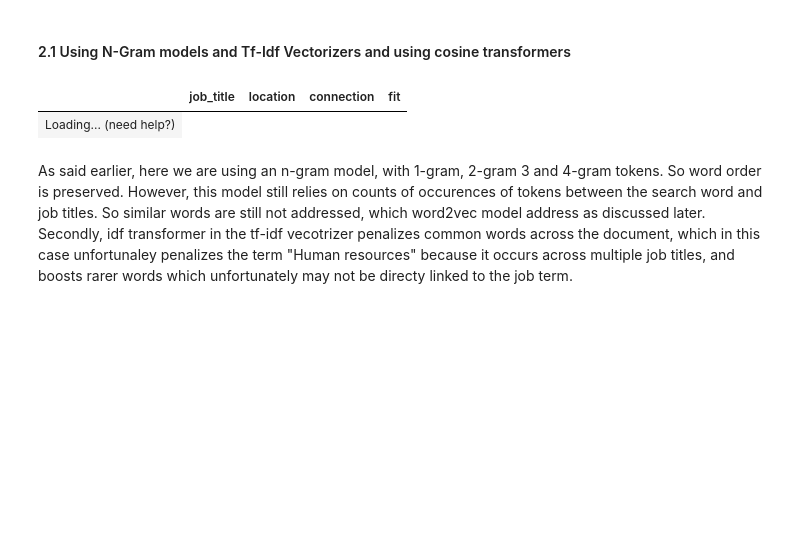
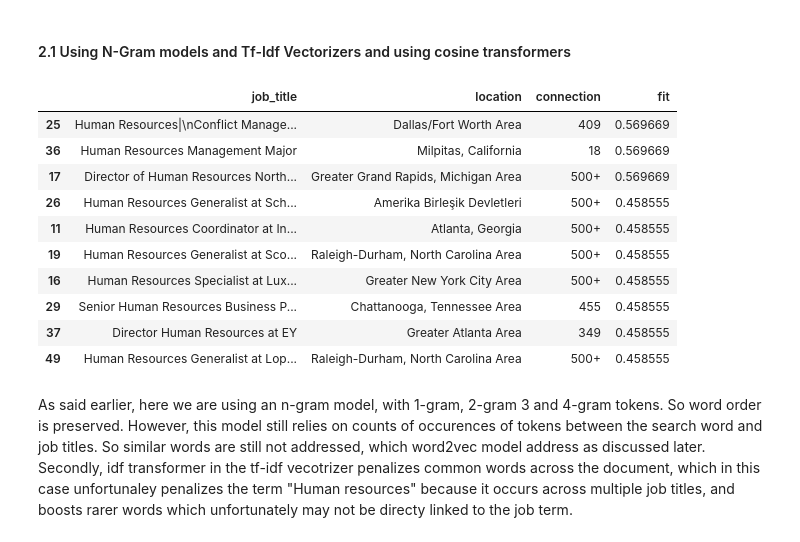
Before and after one commit to pradlanka/Apziva, a Jupyter notebook: aFBAMWTp3ZsqgUXd/potential_talents.ipynb, the cells around one changed output. Cells and saved outputs as stored; diff of their text form; code cells hidden in the pictures; blank space fills up the shorter version.

```diff
--- a/aFBAMWTp3ZsqgUXd/potential_talents.ipynb
+++ b/aFBAMWTp3ZsqgUXd/potential_talents.ipynb
@@ -157,6 +174,6 @@ similarity_transformer = TextSimilarityTransformerJS(search_words =search_words,
 talents_df_clean['fit']  = similarity_transformer.fit_transform(talents_df_clean['job_title'])
 
 #Displaying candidates in descending order of fit score
-show(talents_df_clean.sort_values(by =['fit'], ascending=False, inplace = False))
+talents_df_clean.sort_values(by =['fit'], ascending=False, inplace = False).head(10)
 # %% [output]
 |  | job_title | location | connection | fit |
@@ -204,35 +230,44 @@ class TextSimilarityTransformerCS(BaseEstimator, TransformerMixin):
         ref_vector = self.vectorizer.transform([' '.join(self.spacy_tokenize_lemmatize(self.search_words))])
 
         # Calculate cosine similarity between search keywrord vectors and job title vectors
         similarity_scores = cosine_similarity(ref_vector, tfidf_matrix)
 
         return similarity_scores.reshape(-1)
 
 
     def spacy_tokenize_lemmatize(self, text):
         """
         Tokenizes and lemmatizes text using spaCy.
         """
         if (text) or (text is not None):
             # Only using proper nouns and nouns
             return([w.lemma_.lower() for w in self.spacy_nlp(text) if w.pos_ in ['NOUN','PROPN']])
 
         else:
             return []
 
 # Sample search keywrods that we use to find the fit
 search_words = "Aspiring Human Resources"
 
 # Initialize and apply the transformer
 
 similarity_transformer = TextSimilarityTransformerCS(search_words =search_words,  spacy_nlp=nlp)
 talents_df_clean['fit']  = similarity_transformer.fit_transform(talents_df_clean['job_title'])
 
 #Displaying candidates in descending order of fit score
-show(talents_df_clean.sort_values(by =['fit'], ascending=False, inplace = False))
+talents_df_clean.sort_values(by =['fit'], ascending=False, inplace = False).head(10)
 # %% [output]
 |  | job_title | location | connection | fit |
-| Loading... (need help?) |
+| 25 | Human Resources|\nConflict Manage... | Dallas/Fort Worth Area | 409 | 0.569669 |
+| 36 | Human Resources Management Major | Milpitas, California | 18 | 0.569669 |
+| 17 | Director of Human Resources North... | Greater Grand Rapids, Michigan Area | 500+ | 0.569669 |
+| 26 | Human Resources Generalist at Sch... | Amerika Birleşik Devletleri | 500+ | 0.458555 |
+| 11 | Human Resources Coordinator at In... | Atlanta, Georgia | 500+ | 0.458555 |
+| 19 | Human Resources Generalist at Sco... | Raleigh-Durham, North Carolina Area | 500+ | 0.458555 |
+| 16 | Human Resources Specialist at Lux... | Greater New York City Area | 500+ | 0.458555 |
+| 29 | Senior Human Resources Business P... | Chattanooga, Tennessee Area | 455 | 0.458555 |
+| 37 | Director Human Resources at EY | Greater Atlanta Area | 349 | 0.458555 |
+| 49 | Human Resources Generalist at Lop... | Raleigh-Durham, North Carolina Area | 500+ | 0.458555 |
 # %% [markdown]
 As said earlier, here we are using an n-gram model, with 1-gram, 2-gram 3 and 4-gram tokens. So word order is preserved. However, this model still relies on counts of occurences of tokens between the search word and job titles. So similar words are still not addressed, which word2vec model address as discussed later. Secondly, idf transformer in the tf-idf vecotrizer penalizes common words across the document, which in this case unfortunaley penalizes the term "Human resources" because it occurs across multiple job titles, and boosts rarer words which unfortunately may not be directy linked to the job term.
 # %% [markdown]
```
Also changed, not shown: parts of 10 cells of this notebook, 1 other file.
